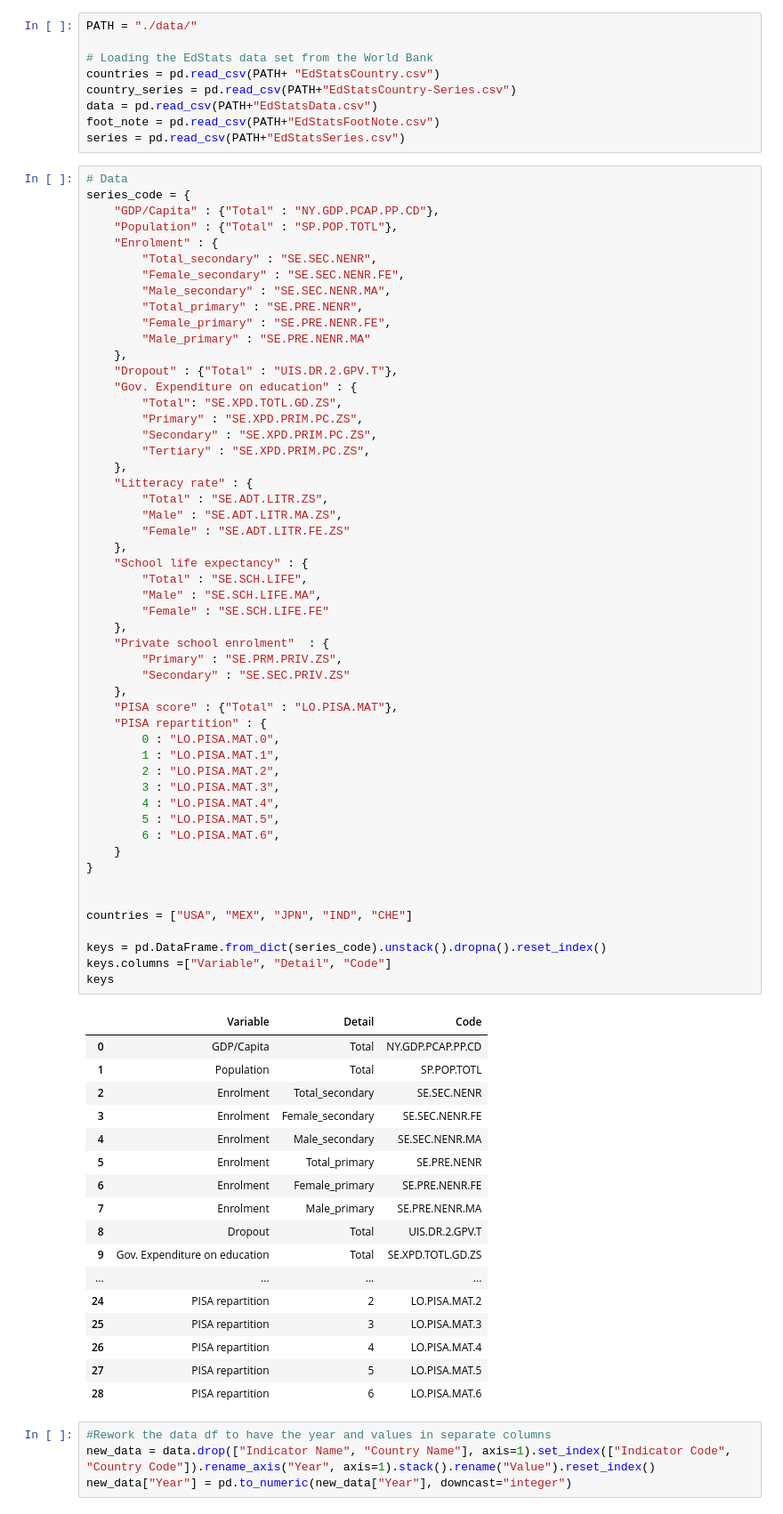
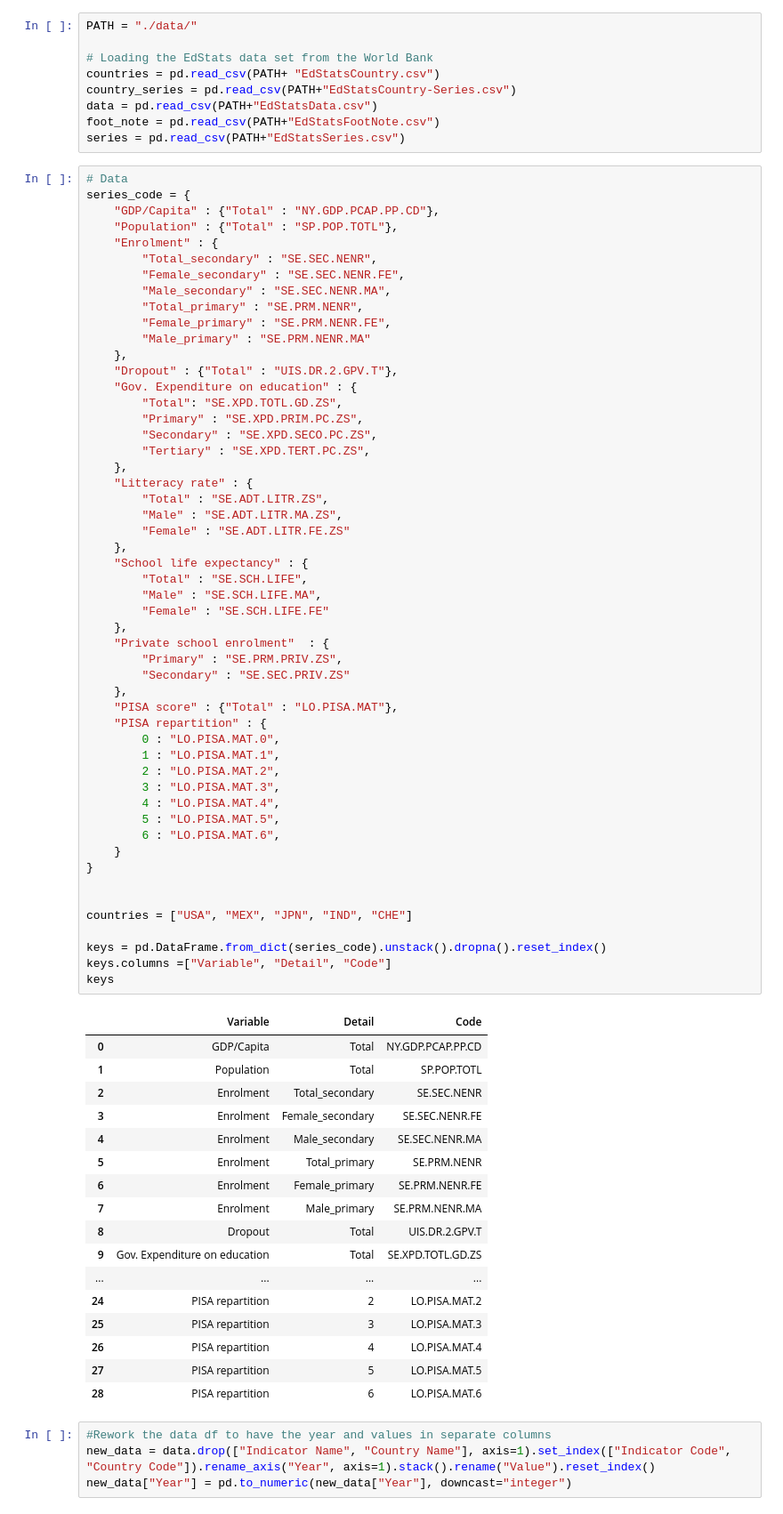
Before and after one commit to com-480-data-visualization/project-2024-school-mappers, a Jupyter notebook: Milestone3_data_processing.ipynb, the cells around one changed output. Shown: that part at 89% size. Drawn from its saved outputs; the diff is of its cells as text.

```diff
--- a/Milestone3_data_processing.ipynb
+++ b/Milestone3_data_processing.ipynb
@@ -106,16 +106,16 @@ series_code = {
         "Total_secondary" : "SE.SEC.NENR",
         "Female_secondary" : "SE.SEC.NENR.FE",
         "Male_secondary" : "SE.SEC.NENR.MA",
-        "Total_primary" : "SE.PRE.NENR",
-        "Female_primary" : "SE.PRE.NENR.FE",
-        "Male_primary" : "SE.PRE.NENR.MA"
+        "Total_primary" : "SE.PRM.NENR",
+        "Female_primary" : "SE.PRM.NENR.FE",
+        "Male_primary" : "SE.PRM.NENR.MA"
     },
     "Dropout" : {"Total" : "UIS.DR.2.GPV.T"},
     "Gov. Expenditure on education" : {
         "Total": "SE.XPD.TOTL.GD.ZS",
         "Primary" : "SE.XPD.PRIM.PC.ZS",
-        "Secondary" : "SE.XPD.PRIM.PC.ZS",
-        "Tertiary" : "SE.XPD.PRIM.PC.ZS",
+        "Secondary" : "SE.XPD.SECO.PC.ZS",
+        "Tertiary" : "SE.XPD.TERT.PC.ZS",
     },
     "Litteracy rate" : {
         "Total" : "SE.ADT.LITR.ZS",
@@ -129,36 +129,36 @@ series_code = {
     },
     "Private school enrolment"  : {
         "Primary" : "SE.PRM.PRIV.ZS",
         "Secondary" : "SE.SEC.PRIV.ZS"
     },
     "PISA score" : {"Total" : "LO.PISA.MAT"},
     "PISA repartition" : {
         0 : "LO.PISA.MAT.0",
         1 : "LO.PISA.MAT.1",
         2 : "LO.PISA.MAT.2",
         3 : "LO.PISA.MAT.3",
         4 : "LO.PISA.MAT.4",
         5 : "LO.PISA.MAT.5",
         6 : "LO.PISA.MAT.6",
     }
 }
 
 
 countries = ["USA", "MEX", "JPN", "IND", "CHE"]
 
 keys = pd.DataFrame.from_dict(series_code).unstack().dropna().reset_index()
 keys.columns =["Variable", "Detail", "Code"]
 keys
 # %% [output]
 |  | Variable | Detail | Code |
 | 0 | GDP/Capita | Total | NY.GDP.PCAP.PP.CD |
 | 1 | Population | Total | SP.POP.TOTL |
 | 2 | Enrolment | Total_secondary | SE.SEC.NENR |
 | 3 | Enrolment | Female_secondary | SE.SEC.NENR.FE |
 | 4 | Enrolment | Male_secondary | SE.SEC.NENR.MA |
-| 5 | Enrolment | Total_primary | SE.PRE.NENR |
-| 6 | Enrolment | Female_primary | SE.PRE.NENR.FE |
-| 7 | Enrolment | Male_primary | SE.PRE.NENR.MA |
+| 5 | Enrolment | Total_primary | SE.PRM.NENR |
+| 6 | Enrolment | Female_primary | SE.PRM.NENR.FE |
+| 7 | Enrolment | Male_primary | SE.PRM.NENR.MA |
 | 8 | Dropout | Total | UIS.DR.2.GPV.T |
 | 9 | Gov. Expenditure on education | Total | SE.XPD.TOTL.GD.ZS |
 | ... | ... | ... | ... |
```
Also changed, not shown: parts of 7 cells of this notebook, 4 other files.
